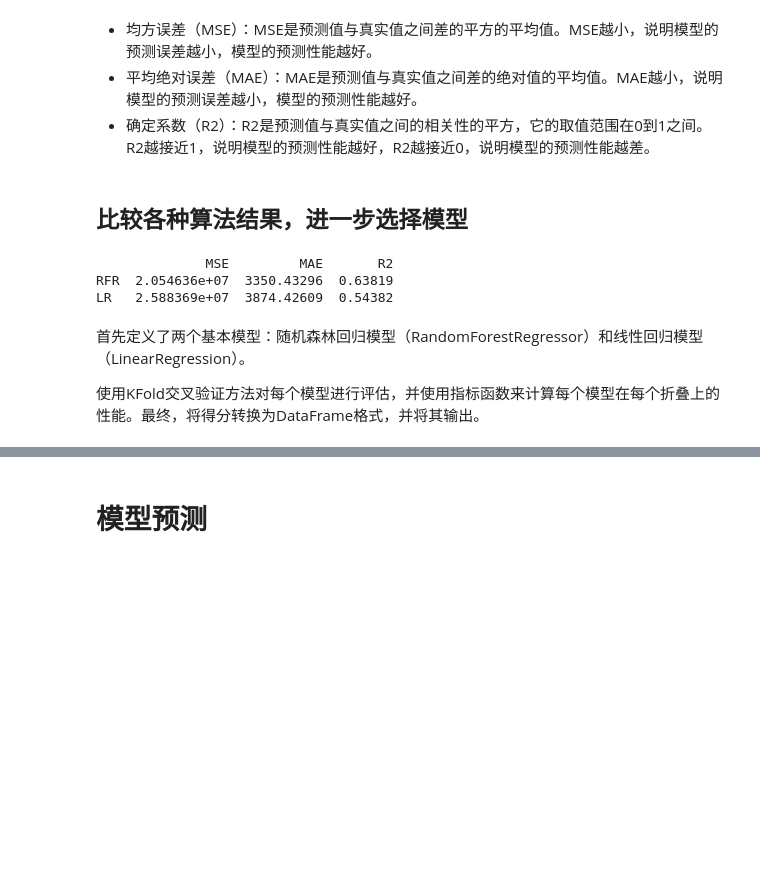
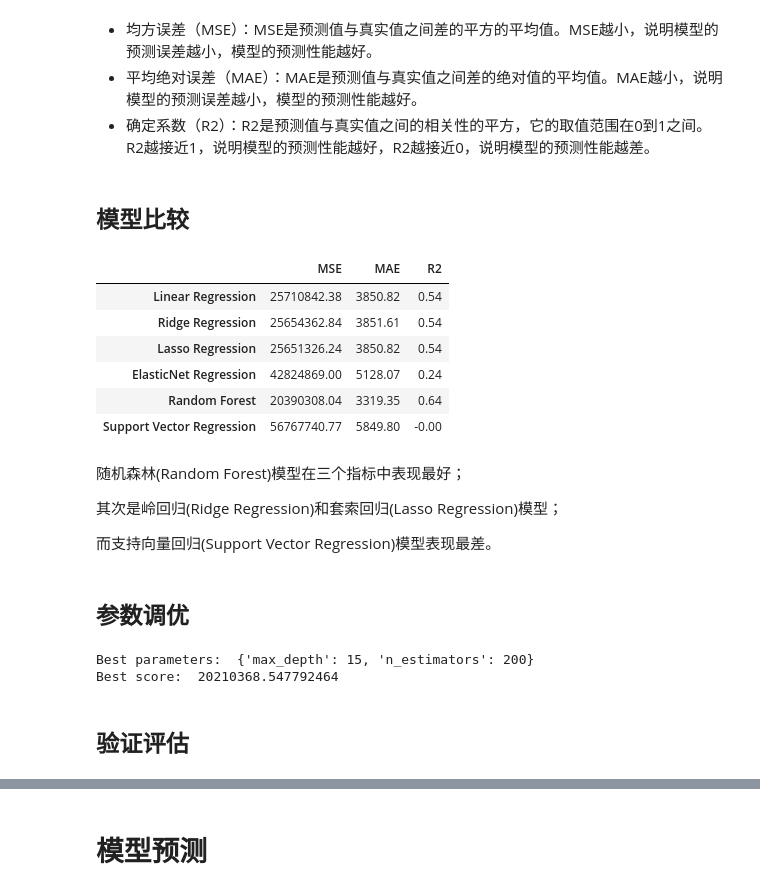
Before and after one commit to studyz/fuzhou_second_hand_property, a Jupyter notebook: fuzhou.ipynb, the cells around one changed output, grey strips where cells are left out. Cells and saved outputs as stored; diff of their text form; code cells hidden in the pictures; blank space fills up the shorter version.

```diff
--- a/fuzhou.ipynb
+++ b/fuzhou.ipynb
@@ -1186,11 +1192,15 @@ from sklearn.model_selection import GridSearchCV, cross_val_score, KFold
 # %%
 # 设置 KFold，交叉采样法拆分数据集
-kf = KFold(n_splits=5, shuffle=True, random_state=42)
+kf = KFold(n_splits=10, shuffle=True, random_state=42)
 
 # 定义基本模型
 base_models = {
-    'RFR': RandomForestRegressor(),
-    'LR': LinearRegression(),
+    'Linear Regression': LinearRegression(),
+    'Ridge Regression': Ridge(),
+    'Lasso Regression': Lasso(),
+    'ElasticNet Regression': ElasticNet(),
+    'Random Forest': RandomForestRegressor(n_estimators=100, random_state=42),
+    'Support Vector Regression': SVR(kernel='linear')
 }
 
 # 定义评估指标
@@ -1201,9 +1211,9 @@ for model in base_models.values():
     for score_name, scoring in scorings.items():
         scores = cross_val_score(model, X_train, y_train, cv=kf, scoring=scoring)
         if score_name == 'R2':
-            s_list.append(round(scores.mean(), 5))
+            s_list.append(round(scores.mean(), 2))
         else:
-            s_list.append(round(-scores.mean(), 5))
+            s_list.append(round(-scores.mean(), 2))
     scores_list.append(np.array(s_list))
 scores_array = np.array(scores_list)
 
@@ -1214,14 +1224,48 @@ scores_df = pd.DataFrame(scores_array, index=base_models.keys(), columns=scoring
 - 平均绝对误差（MAE）：MAE是预测值与真实值之间差的绝对值的平均值。MAE越小，说明模型的预测误差越小，模型的预测性能越好。
 - 确定系数（R2）：R2是预测值与真实值之间的相关性的平方，它的取值范围在0到1之间。R2越接近1，说明模型的预测性能越好，R2越接近0，说明模型的预测性能越差。
 # %% [markdown]
-## 比较各种算法结果，进一步选择模型
+## 模型比较
 # %%
-print(scores_df)
+scores_df
 # %% [output]
-              MSE         MAE       R2
-RFR  2.054636e+07  3350.43296  0.63819
-LR   2.588369e+07  3874.42609  0.54382
+|  | MSE | MAE | R2 |
+| Linear Regression | 25710842.38 | 3850.82 | 0.54 |
+| Ridge Regression | 25654362.84 | 3851.61 | 0.54 |
+| Lasso Regression | 25651326.24 | 3850.82 | 0.54 |
+| ElasticNet Regression | 42824869.00 | 5128.07 | 0.24 |
+| Random Forest | 20390308.04 | 3319.35 | 0.64 |
+| Support Vector Regression | 56767740.77 | 5849.80 | -0.00 |
 # %% [markdown]
-首先定义了两个基本模型：随机森林回归模型（RandomForestRegressor）和线性回归模型（LinearRegression）。
+随机森林(Random Forest)模型在三个指标中表现最好；
 
-使用KFold交叉验证方法对每个模型进行评估，并使用指标函数来计算每个模型在每个折叠上的性能。最终，将得分转换为DataFrame格式，并将其输出。
+其次是岭回归(Ridge Regression)和套索回归(Lasso Regression)模型；
+
+而支持向量回归(Support Vector Regression)模型表现最差。
+# %% [markdown]
+## 参数调优
+# %%
+from sklearn.model_selection import GridSearchCV
+
+# 定义参数网格
+param_grid = {
+    'n_estimators': [50, 100, 200],
+    'max_depth': [5, 10, 15]
+}
+
+# 定义随机森林模型
+rf_model = RandomForestRegressor(random_state=42)
+
+# 定义网格搜索
+grid_search = GridSearchCV(rf_model, param_grid, cv=kf, scoring='neg_mean_squared_error')
+
+# 在训练集上拟合网格搜索
+grid_search.fit(X_train, y_train)
+
+# 输出最佳参数和最佳得分
+print("Best parameters: ", grid_search.best_params_)
+print("Best score: ", -grid_search.best_score_)
+# %% [output]
+Best parameters:  {'max_depth': 15, 'n_estimators': 200}
+Best score:  20210368.547792464
+# %% [markdown]
+## 验证评估
```
Also changed, not shown: parts of 18 cells of this notebook.
